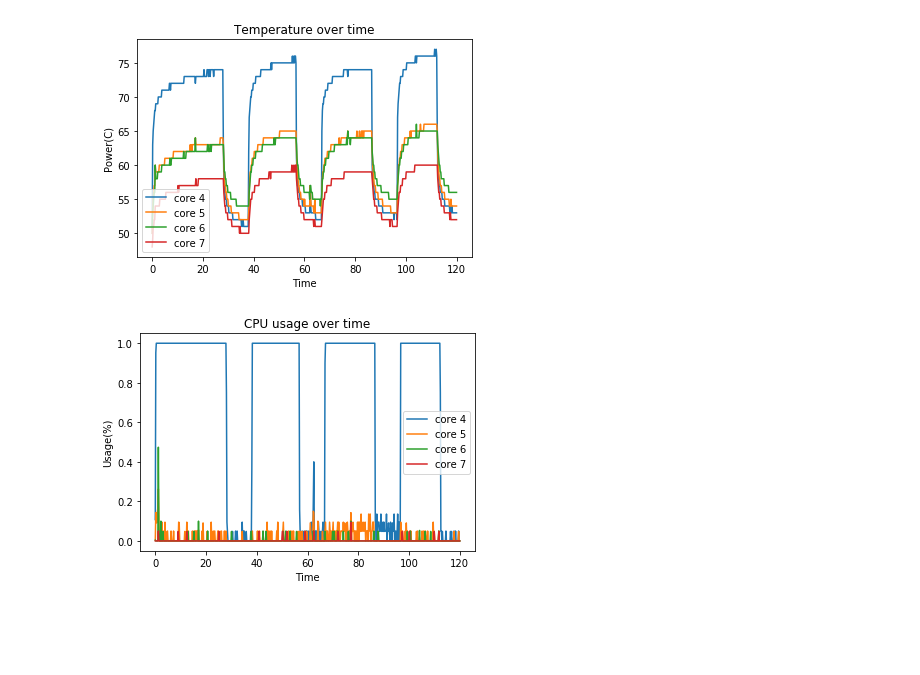
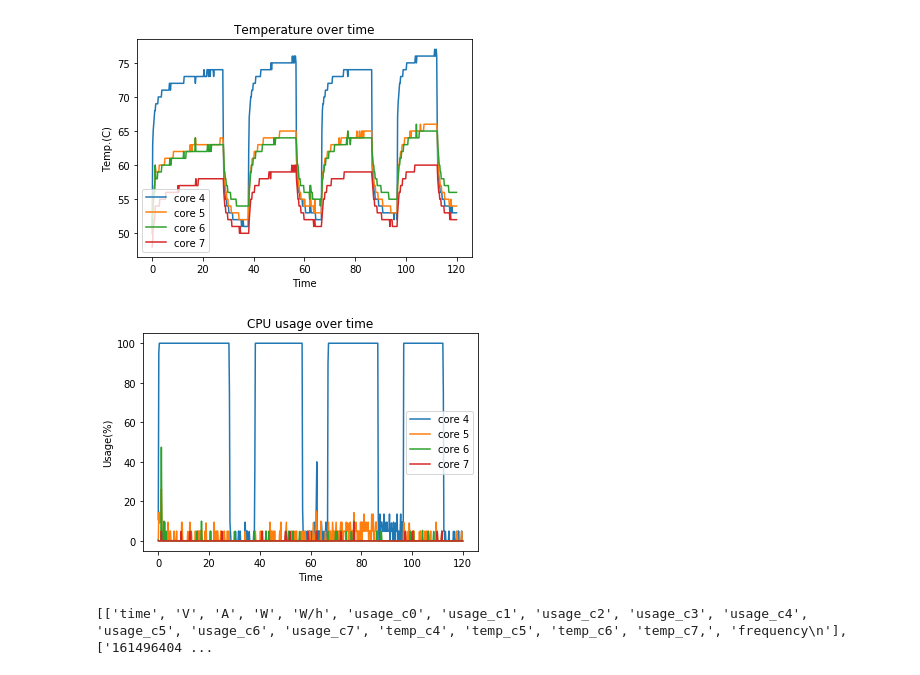
Before and after one commit to jacobDeutsch10/EE379K-HW2, a Jupyter notebook: Problem1/process_data_1.ipynb, the cells around one changed output. Saved outputs shown, nothing was run; the diff lists cells and outputs as text; code cells hidden in the pictures; blank space fills up the shorter version.

```diff
--- a/Problem1/process_data_1.ipynb
+++ b/Problem1/process_data_1.ipynb
@@ -45,7 +45,7 @@ fig.savefig("Power-Q1-1.png")
 fig = plt.figure()
 ax = fig.add_subplot(1,1,1)
 ax.set_title('Temperature over time')
-ax.set_ylabel('Power(C)')
+ax.set_ylabel('Temp.(C)')
 ax.set_xlabel('Time')
 for i in range(10, 14):
     ax.plot(body[:, 0], body[:,i], label=f"core {i-6}")
@@ -57,13 +57,26 @@ fig.savefig("temp-Q1-1.png")
 # %%
 fig = plt.figure()
 ax = fig.add_subplot(1,1,1)
 ax.set_title('CPU usage over time')
 ax.set_ylabel('Usage(%)')
 ax.set_xlabel('Time')
 for i in range(6, 10):
-    ax.plot(body[:, 0], body[:,i], label=f"core {i-2}")
+    ax.plot(body[:, 0], body[:,i]*100, label=f"core {i-2}")
 ax.legend()
 plt.show()
 fig.savefig("usage-Q1-1.png")
 # %% [output]
-[figure, old version]
+[figure, new version]
+# %%
+lines = []
+with open('onboard/problem1-3_blacksholes.txt',  'r') as f:
+    lines = [line.split('\t') for line in f.readlines()]
+    print(lines)
+header = lines[0]
+start = float(lines[1][0])
+body = lines[1:]
+body = np.array([[float(i) for i in line[:-1]] for line in body])
+body[:, 0] -= start
+body= body[:2400]
+# %% [output]
+[['time', 'V', 'A', 'W', 'W/h', 'usage_c0', 'usage_c1', 'usage_c2', 'usage_c3', 'usage_c4', 'usage_c5', 'usage_c6', 'usage_c7', 'temp_c4', 'temp_c5', 'temp_c6', 'temp_c7,', 'frequency\n'], ['161496404 ...
```
Also changed, not shown: parts of 7 cells of this notebook, 12 other files.
